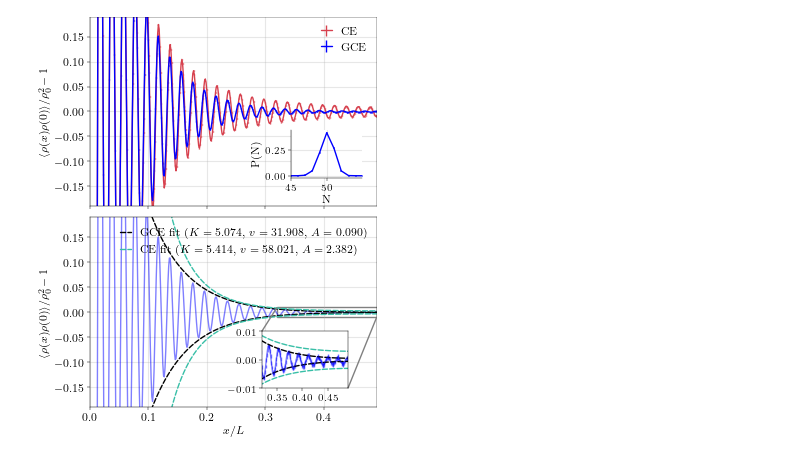
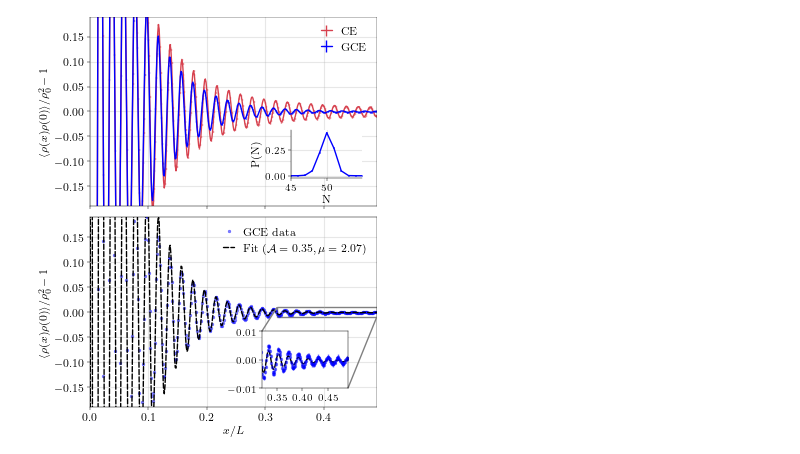
Before and after one commit to DelMaestroGroup/papers-code-ParticleFluctuations, a Jupyter notebook: src/OneDimHe.ipynb, the cells around one changed output. Saved outputs shown, nothing was run; the diff lists cells and outputs as text; code cells hidden in the pictures.

```diff
--- a/src/OneDimHe.ipynb
+++ b/src/OneDimHe.ipynb
@@ -42,11 +90,13 @@ with plt.style.context('../include/aps.mplstyle'):
     fig, ax = plt.subplots(constrained_layout=True, figsize=(figsize[0],figsize[1]))
     ax.errorbar(qarr,Sqgc, yerr=Sqgc_err,marker='o',color='b',label=r'GCE $\langle N\rangle = 50.03$')
     ax.errorbar(qarr,Sqc, yerr=Sqc_err,marker='o',color='#D7414E',label=r'CE, $N = 50$')
-    ax.plot(qarr,qarr/K_Fit + coeffs[1],'k--',label='Small q fit')
+    ax.plot(np.abs(qarr), Sq_fit_func(np.abs(qarr), *fitted_params),
+             label=rf"Small q fit (K={fitted_params[0]:.2f}, $\hbar v_s$={fitted_params[1]:.2f})", color="k", linestyle='--')
     axins = ax.inset_axes([0.2, 0.3, 0.3, 0.3])
     axins.errorbar(qarr[:11],Sqgc[:11], yerr=Sqgc_err[:11],marker='o',linestyle='None',color='b')
     axins.errorbar(qarr[:11],Sqc[:11], yerr=Sqgc_err[:11],marker='o',linestyle='None',color='#D7414E')
-    axins.plot(qarr[:11],qarr[:11]/K_Fit + coeffs[1],'k--')
+    axins.plot(np.abs(qarr[:11]), Sq_fit_func(np.abs(qarr[:11]), *fitted_params),
+             label=rf"Fit to my formula (K={fitted_params[0]:.2f}, $v_s$={fitted_params[1]:.2f})", color="k", linestyle='--')
     mark_inset(ax, axins, loc1=3, loc2=4, fc="none", ec="0.5")
     #axins.set_ylim(-1,1)
     axins.set_xlim(0.01,0.2)
@@ -77,9 +116,0 @@ grandcanonical_fit_funcosc = lambda x, K, v, A: grandcanonical_osc(x,K,v,A, L,T,
-# %%
-popt, pcov = curve_fit(grandcanonical_fit_funcosc, pair_gc[150:,0], amp_gc[150:], p0=[5.2, 35, 0.05], bounds=([1, 25,0], [10.0, 100,1]))
-K, v_s,A = popt
-gc_fitp = [K,v_s,A]
-print(gc_fitp )
-popt, pcov = curve_fit(canonical_fit_funcosc, pair_gc[150:,0], amp_gc[150:], p0=[6.0, 60, 0.05], bounds=([1.0, 10,0], [20, 100,10]))
-K, v_s,A = popt
-c_fitp = [K,v_s,A]
-print(c_fitp)
@@ -88,0 +143,8 @@ print(c_fitp)
+# %%
+canonical_fit_func_fA = lambda x, A: canonical_paircorr(x,Kfit,vfit,A, L,T,1,rho)
+grandcanonical_fit_func_fA = lambda x, A, mu: grandcanonical_paircorr(x,Kfit,vfit,A,L,T,1,rho,mu)
+popt, pcov = curve_fit(grandcanonical_fit_func_fA, pair_gc[150:,0], pair_gc[150:,1] - 1, p0=[1,2.5])
+print(popt,np.sqrt(np.diag(pcov)),pcov)
+Afit = popt[0]
+mufit = popt[1]
+print(np.sum((grandcanonical_fit_func_fA(pair_gc[150:,0],popt[0],popt[1]) - (pair_gc[150:,1] - 1))**2))
@@ -89,45 +188,45 @@ print(c_fitp)
 # %%
-plotskip = 40
+plotskip = 0
 with plt.style.context('../include/aps.mplstyle'):
     figsize = plt.rcParams['figure.figsize']
     fig, ax = plt.subplots(2,1,constrained_layout=True, figsize=(figsize[0],2*figsize[1]),sharex=True)
     ax[0].errorbar(xdata/L,pair_c[:,1]-1,yerr = pair_c[:,2],linestyle='-',color='#D7414E',label='CE')
     ax[0].errorbar(xdata/L,pair_gc[:,1]-1,yerr = pair_gc[:,2],color='b',linestyle='-',label='GCE')
     axins = ax[0].inset_axes([0.7, 0.15, 0.25, 0.25])
     axins.errorbar(n_gc[:,0], n_gc[:,1], yerr = n_gc[:,2], marker = '+', color = 'b')
     #axins.set_ylim(-1,1)
     axins.set_xlim(45,54.9)
     axins.set_ylabel('P(N)')
     axins.set_xlabel('N')
     axins.spines[['top', 'right']].set_visible(False)
     axins.tick_params(labelsize=7)
     axins.grid(True, alpha=0.3)
     ax[0].legend(loc=1)
     ax[0].set_ylim(-0.19,0.19)
     ax[0].set_ylabel(r'$\langle \rho(x)\rho(0)\rangle/\rho_0^2 - 1$')
-    ax[1].plot(xdata/L, pair_gc[:,1]-1, 'b-', alpha=0.5, linewidth=1)
-    ax[1].plot((xdata/L)[plotskip:], grandcanonical_fit_func(xdata, gc_fitp[0],gc_fitp[1],gc_fitp[2])[plotskip:], 'k--')
-    ax[1].plot((xdata/L)[plotskip:], -grandcanonical_fit_func(xdata, gc_fitp[0],gc_fitp[1],gc_fitp[2])[plotskip:], 'k--',label=rf'GCE fit ($K={gc_fitp[0]:.3f}$, $v={gc_fitp[1]:.3f}$, $A={gc_fitp[2]:.3f}$)')
-    ax[1].plot((xdata/L)[plotskip:], canonical_fit_func(xdata, c_fitp[0],c_fitp[1],c_fitp[2])[plotskip:], linestyle = '--', color = '#38bfa7')
-    ax[1].plot((xdata/L)[plotskip:], -canonical_fit_func(xdata,c_fitp[0],c_fitp[1],c_fitp[2])[plotskip:], linestyle = '--', color = '#38bfa7',label=rf'CE fit ($K={c_fitp[0]:.3f}$, $v={c_fitp[1]:.3f}$, $A={c_fitp[2]:.3f}$)')
+    ax[1].plot(xdata/L, pair_gc[:,1]-1, color='b',linestyle='none', alpha=0.5,marker='o',label='GCE data')
+    ax[1].plot((xdata/L)[plotskip:], grandcanonical_fit_func_fA(xdata, Afit,mufit)[plotskip:], 'k--',label=rf'Fit ($\mathcal{{A}} = {Afit:.2f}, \mu = {mufit:.2f}$)')
+    #ax[1].plot((xdata/L)[plotskip:], -grandcanonical_fit_func(xdata, gc_fitp[0],gc_fitp[1],gc_fitp[2])[plotskip:], 'k--',label=rf'GCE fit ($K={gc_fitp[0]:.3f}$, $v={gc_fitp[1]:.3f}$, $A={gc_fitp[2]:.3f}$)')
+    #ax[1].plot((xdata/L)[plotskip:], canonical_fit_func(xdata, c_fitp[0],c_fitp[1],c_fitp[2])[plotskip:], linestyle = '--', color = '#38bfa7')
+    #ax[1].plot((xdata/L)[plotskip:], -canonical_fit_func(xdata,c_fitp[0],c_fitp[1],c_fitp[2])[plotskip:], linestyle = '--', color = '#38bfa7',label=rf'CE fit ($K={c_fitp[0]:.3f}$, $v={c_fitp[1]:.3f}$, $A={c_fitp[2]:.3f}$)')
     ax[1].set_xlabel(r'$x/L$')
     ax[1].set_ylabel(r'$\langle \rho(x)\rho(0)\rangle/\rho_0^2 - 1$')
     axins1 = ax[1].inset_axes([0.6, 0.1, 0.3, 0.3]) #Inset
-    axins1.errorbar(xdata/L, pair_gc[:,1]-1,yerr = pair_gc[:,2], color='b',linestyle='-', alpha=0.5, linewidth=1)
-    axins1.plot((xdata/L)[plotskip:], grandcanonical_fit_func(xdata, gc_fitp[0],gc_fitp[1],gc_fitp[2])[plotskip:], 'k--')
-    axins1.plot((xdata/L)[plotskip:], -grandcanonical_fit_func(xdata, gc_fitp[0],gc_fitp[1],gc_fitp[2])[plotskip:], 'k--')
-    axins1.plot((xdata/L)[plotskip:], canonical_fit_func(xdata, c_fitp[0],c_fitp[1],c_fitp[2])[plotskip:], linestyle = '--', color = '#38bfa7')
-    axins1.plot((xdata/L)[plotskip:], -canonical_fit_func(xdata,c_fitp[0],c_fitp[1],c_fitp[2])[plotskip:], linestyle = '--', color = '#38bfa7',)
+    axins1.errorbar(xdata/L, pair_gc[:,1]-1,yerr = pair_gc[:,2], color='b',linestyle='none', alpha=0.5, marker='o')
+    axins1.plot((xdata/L)[plotskip:], grandcanonical_fit_func_fA(xdata, Afit,mufit)[plotskip:], 'k--')
+    #axins1.plot((xdata/L)[plotskip:], -grandcanonical_fit_func(xdata, gc_fitp[0],gc_fitp[1],gc_fitp[2])[plotskip:], 'k--')
+    #axins1.plot((xdata/L)[plotskip:], canonical_fit_func(xdata, c_fitp[0],c_fitp[1],c_fitp[2])[plotskip:], linestyle = '--', color = '#38bfa7')
+    #axins1.plot((xdata/L)[plotskip:], -canonical_fit_func(xdata,c_fitp[0],c_fitp[1],c_fitp[2])[plotskip:], linestyle = '--', color = '#38bfa7',)
     axins1.set_xlim(0.32, 0.49)
     axins1.set_ylim(-0.01, 0.01)
     axins1.tick_params(labelsize=7)
     mark_inset(ax[1], axins1, loc1=2, loc2=4, fc="none", ec="0.5")
     ax[1].legend(loc=1)
     ax[0].grid(True, alpha=0.3)
     ax[1].grid(True, alpha=0.3)
     ax[1].set_xlim(0.0,0.49)
     ax[1].set_ylim(-0.19,0.19)
     plt.savefig('../figures/1DHePairCorrFit.pdf')
     plt.show()
 # %% [output]
-[figure, old version]
+[figure, new version]
```
Also changed, not shown: parts of 13 cells of this notebook, 10 other files.
